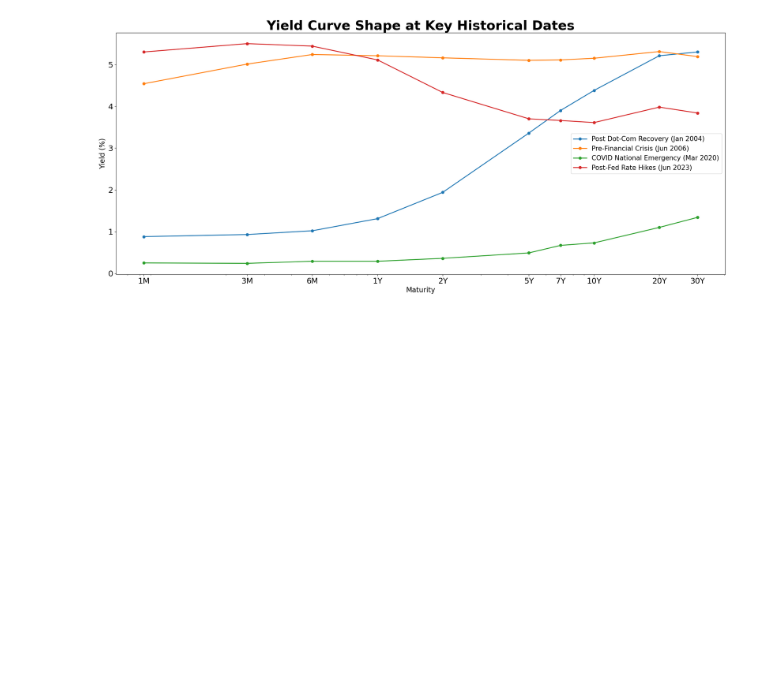
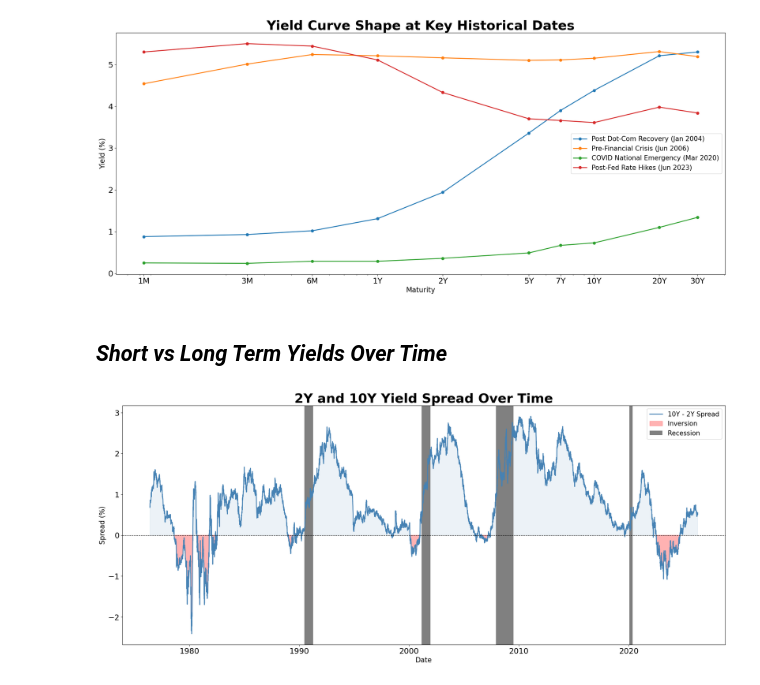
Before and after one commit to SahilB21/yieldcurvepca, a Jupyter notebook: yield_curve_analysis.ipynb, the cells around one changed output. Drawn from its saved outputs; the diff is of its cells as text; code cells hidden in the pictures; blank space fills up the shorter version.

Commit message:
Made a graph that shows the difference between the yield of a long term and a short term bond over time with recessions also being shown.

```diff
--- a/yield_curve_analysis.ipynb
+++ b/yield_curve_analysis.ipynb
@@ -149,3 +148,42 @@ snapshot_labels = ['Post Dot-Com Recovery', 'Pre-Financial Crisis', 'COVID Natio
 plot_curve_snapshots(yields_only, snapshot_dates, snapshot_labels)
 # %% [output]
 [figure]
+# %% [markdown]
+## *Short vs Long Term Yields Over Time*
+# %%
+def shortvslongovertime(data):
+    recessions = [
+        ('1990-07-01', '1991-03-31'),
+        ('2001-03-01', '2001-11-30'),
+        ('2007-12-01', '2009-06-30'),
+        ('2020-02-01', '2020-04-30'),
+    ]
+
+    spread = data['10Y'] - data['2Y']
+    spread = spread.dropna()
+
+    fig, ax = plt.subplots(figsize=(25, 10))
+
+    ax.plot(spread.index, spread.values, linewidth=2, color='steelblue', label='10Y - 2Y Spread')
+    ax.fill_between(spread.index, spread.values, 0, where=(spread.values < 0), color='red', alpha=0.3, label='Inversion')
+    ax.fill_between(spread.index, spread.values, 0, where=(spread.values >= 0), color='steelblue', alpha=0.1)
+    ax.axhline(0, color='black', linewidth=1, linestyle='--')
+
+    for start, end in recessions:
+        ax.axvspan(pd.Timestamp(start), pd.Timestamp(end), alpha=1, color='gray')
+
+    ax.set_title('2Y and 10Y Yield Spread Over Time', fontsize=30, fontweight='bold')
+    ax.set_xlabel('Date', fontsize=16)
+    ax.set_ylabel('Spread (%)', fontsize=16)
+    ax.tick_params(axis='both', labelsize=18)
+    recession_label = Patch(facecolor='gray', label='Recession')
+    ax.legend(handles=[*ax.get_legend_handles_labels()[0], recession_label], labels=[*ax.get_legend_handles_labels()[1], 'Recession'], fontsize=15)
+    plt.savefig('shortlongspreadtime.png', dpi=150)
+    plt.show()
+
+    return spread
+
+
+shortvslongspread = shortvslongovertime(yields)
+# %% [output]
+[figure, added]
```
Also changed, not shown: parts of 1 cell of this notebook, 1 other file.
